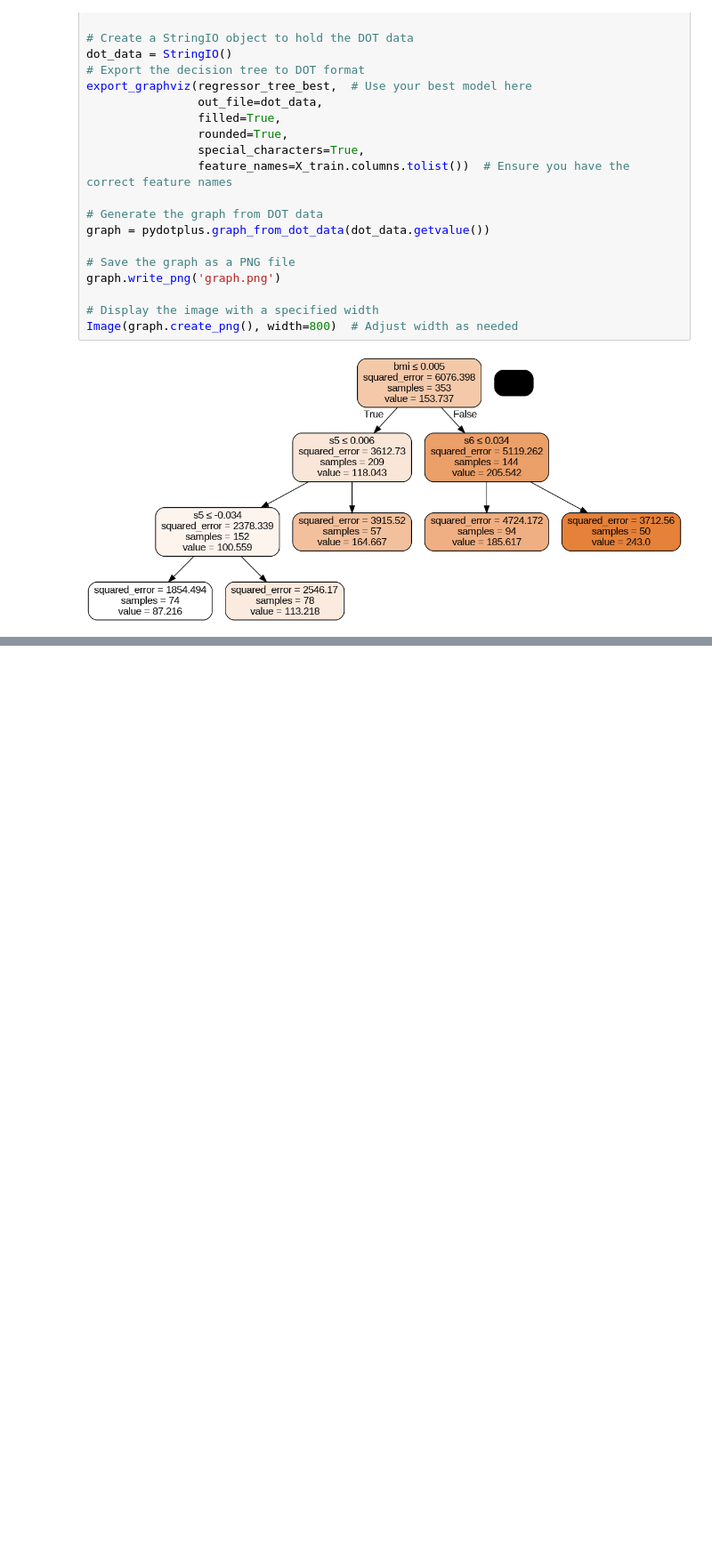
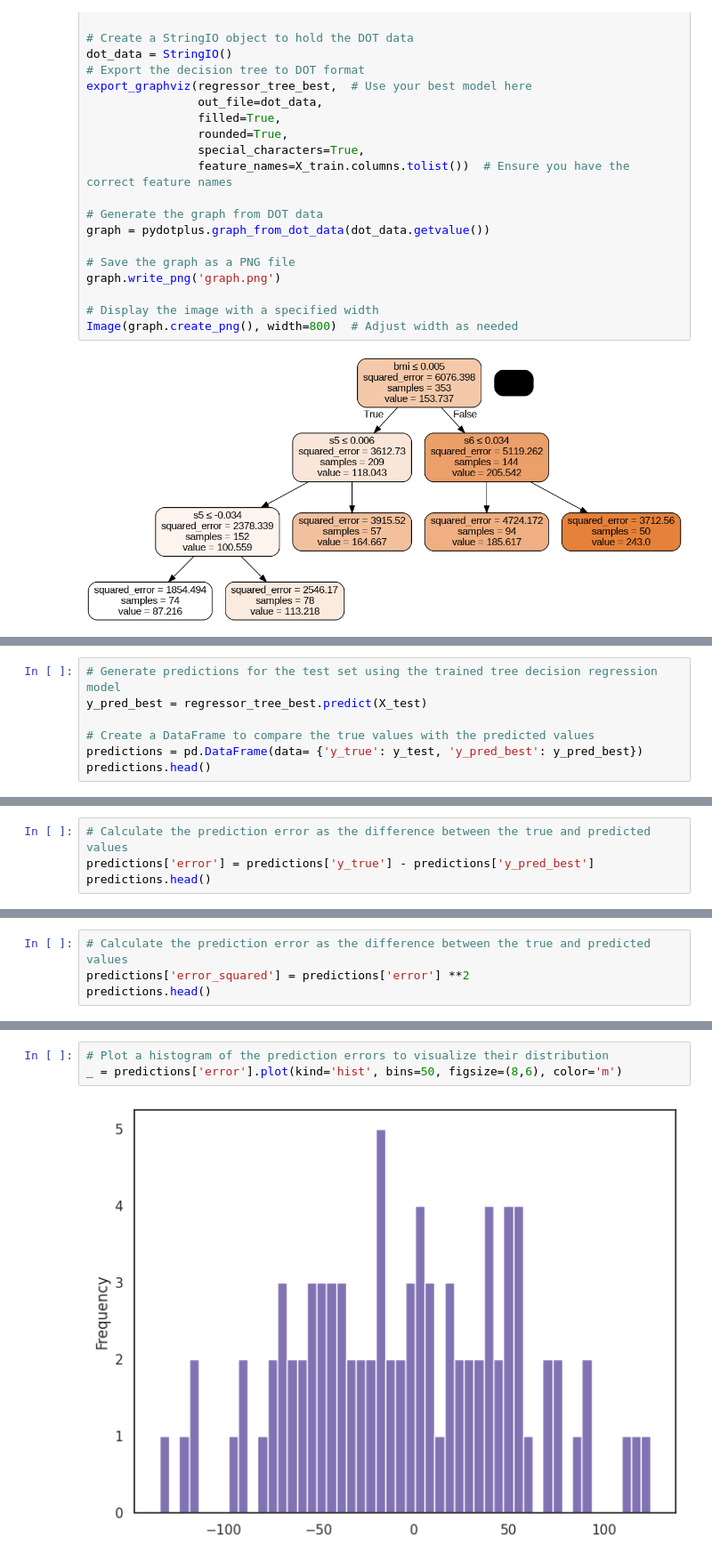
Before and after one commit to davidofitaly/05_decision_tree_regression_projects, a Jupyter notebook: 02_diabetes_level_decision_tree_regression_project.ipynb, the cells around one changed output, grey strips where cells are left out. Shown: that part at 89% size. Cells and saved outputs as stored; diff of their text form; blank space fills up the shorter version.

```diff
--- a/02_diabetes_level_decision_tree_regression_project.ipynb
+++ b/02_diabetes_level_decision_tree_regression_project.ipynb
@@ -414,0 +404,7 @@ Image(graph.create_png(), width=800)  # Adjust width as needed
+# %%
+# Generate predictions for the test set using the trained tree decision regression model
+y_pred_best = regressor_tree_best.predict(X_test)
+
+# Create a DataFrame to compare the true values with the predicted values
+predictions = pd.DataFrame(data= {'y_true': y_test, 'y_pred_best': y_pred_best})
+predictions.head()
@@ -414,0 +418,4 @@ Image(graph.create_png(), width=800)  # Adjust width as needed
+# %%
+# Calculate the prediction error as the difference between the true and predicted values
+predictions['error'] = predictions['y_true'] - predictions['y_pred_best']
+predictions.head()
@@ -414,0 +429,4 @@ Image(graph.create_png(), width=800)  # Adjust width as needed
+# %%
+# Calculate the prediction error as the difference between the true and predicted values
+predictions['error_squared'] = predictions['error'] **2
+predictions.head()
@@ -414,0 +440,5 @@ Image(graph.create_png(), width=800)  # Adjust width as needed
+# %%
+# Plot a histogram of the prediction errors to visualize their distribution
+_ = predictions['error'].plot(kind='hist', bins=50, figsize=(8,6), color='m')
+# %% [output]
+[figure, added]
```
Also changed, not shown: parts of 20 cells of this notebook.
